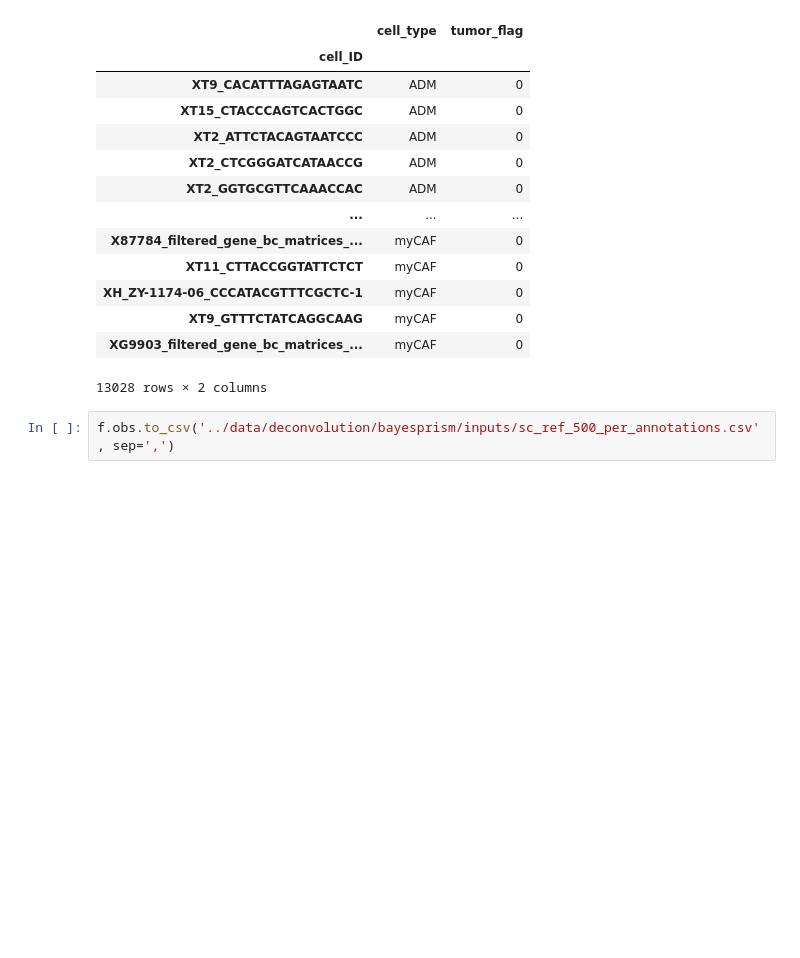
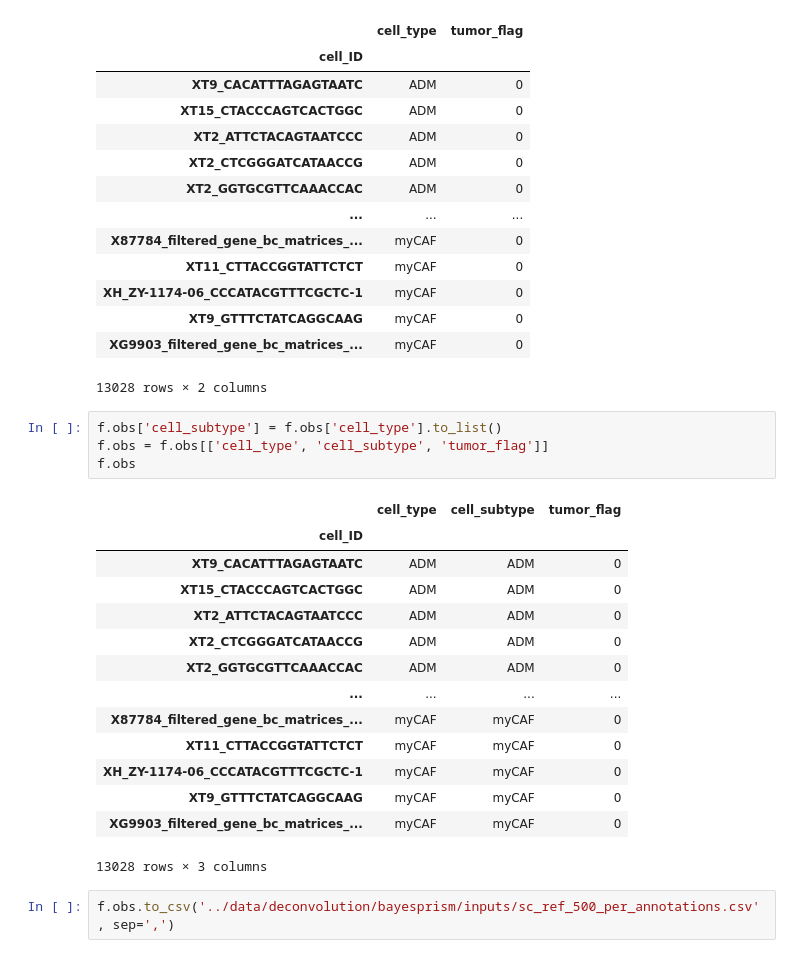
Before and after one commit to estorrs/single-cell-pdac, a Jupyter notebook: notebooks/bayesprism.ipynb, the cells around one changed output. Saved outputs shown, nothing was run; the diff lists cells and outputs as text; blank space fills up the shorter version.

```diff
--- a/notebooks/bayesprism.ipynb
+++ b/notebooks/bayesprism.ipynb
@@ -151,6 +151,25 @@ f.obs
 | XT9_GTTTCTATCAGGCAAG | myCAF | 0 |
 | XG9903_filtered_gene_bc_matrices_... | myCAF | 0 |
 13028 rows × 2 columns
+# %%
+f.obs['cell_subtype'] = f.obs['cell_type'].to_list()
+f.obs = f.obs[['cell_type', 'cell_subtype', 'tumor_flag']]
+f.obs
+# %% [output]
+|  | cell_type | cell_subtype | tumor_flag |
+| cell_ID |  |  |  |
+| XT9_CACATTTAGAGTAATC | ADM | ADM | 0 |
+| XT15_CTACCCAGTCACTGGC | ADM | ADM | 0 |
+| XT2_ATTCTACAGTAATCCC | ADM | ADM | 0 |
+| XT2_CTCGGGATCATAACCG | ADM | ADM | 0 |
+| XT2_GGTGCGTTCAAACCAC | ADM | ADM | 0 |
+| ... | ... | ... | ... |
+| X87784_filtered_gene_bc_matrices_... | myCAF | myCAF | 0 |
+| XT11_CTTACCGGTATTCTCT | myCAF | myCAF | 0 |
+| XH_ZY-1174-06_CCCATACGTTTCGCTC-1 | myCAF | myCAF | 0 |
+| XT9_GTTTCTATCAGGCAAG | myCAF | myCAF | 0 |
+| XG9903_filtered_gene_bc_matrices_... | myCAF | myCAF | 0 |
+13028 rows × 3 columns
 # %%
 f.obs.to_csv('../data/deconvolution/bayesprism/inputs/sc_ref_500_per_annotations.csv', sep=',')
 # %%
```
Also changed, not shown: parts of 1 cell of this notebook, 7 other files.
